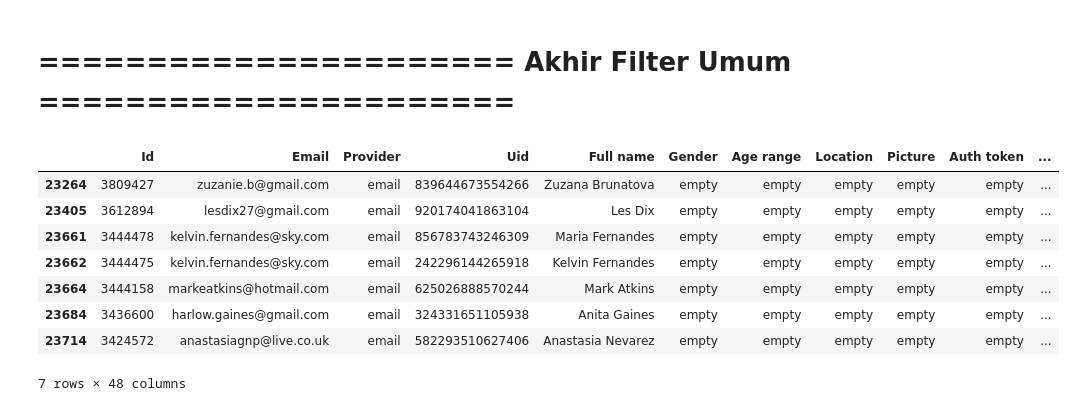
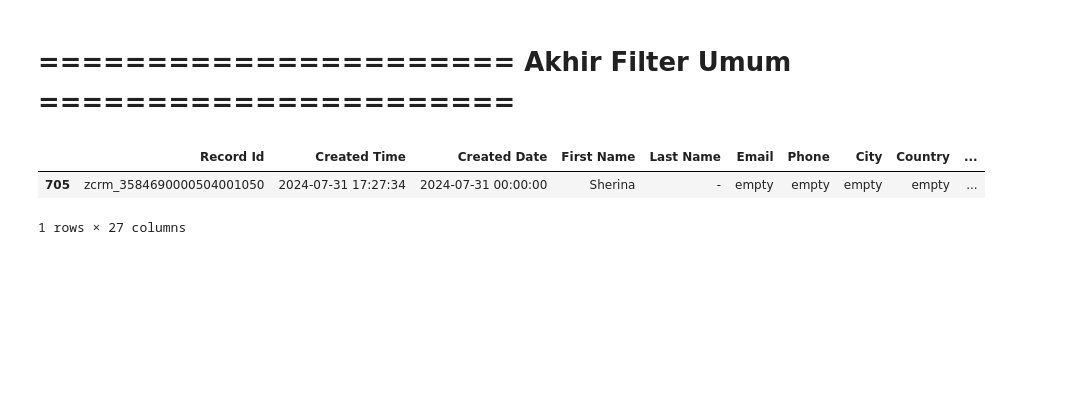
Before and after one commit to fajarfat1195/python.github.io, a Jupyter notebook: zoho_data_app/user_req_file copy.ipynb, the cells around one changed output. Drawn from its saved outputs; the diff is of its cells as text; code cells hidden in the pictures; blank space fills up the shorter version.

```diff
--- a/zoho_data_app/user_req_file copy.ipynb
+++ b/zoho_data_app/user_req_file copy.ipynb
@@ -43,9 +43,9 @@ cols = ['Record Id',
 The autoreload extension is already loaded. To reload it, use:
   %reload_ext autoreload
 # %%
-path = r'C:\Users\fajar.fatoni\Documents\Python\Data\Beambox\df_beambox.xlsx'
+path = r'C:\Users\fajar.fatoni\Documents\Python\Data\Karma Kandara - Wedding Leads.xlsx'
 # zoho_df = pd.read_csv(path, dtype='string')
-zoho_df = pd.read_excel(path, dtype='string', sheet_name='Sheet1')
+zoho_df = pd.read_excel(path, dtype='string', sheet_name='KK Wedding Leads')
 
 zoho_df.reset_index(drop=True, inplace=True)
 count_filter_awal = zoho_df.shape[0]
@@ -129,17 +129,11 @@ count_after_deleted_wrong_format = zoho_df.shape[0]
 # ====================== Akhir Filter Umum ======================
 # %%
 # hitung jumlah duplicate
-count_duplicate_general = zoho_df.loc[zoho_df.duplicated(subset=['Phone','Mobile','Email','filename'])].shape[0]
+count_duplicate_general = zoho_df.loc[zoho_df.duplicated(subset=['Phone','Mobile','Email','Lead Source Description'])].shape[0]
 
-zoho_df.loc[zoho_df.duplicated(subset=['Phone','Mobile','Email','filename'])]
+zoho_df.loc[zoho_df.duplicated(subset=['Phone','Mobile','Email','Lead Source Description'])]
 # %% [output]
-|  | Id | Email | Provider | Uid | Full name | Gender | Age range | Location | Picture | Auth token | ... |
-| 23264 | 3809427 | zuzanie.b@gmail.com | email | 839644673554266 | Zuzana Brunatova | empty | empty | empty | empty | empty | ... |
-| 23405 | 3612894 | lesdix27@gmail.com | email | 920174041863104 | Les Dix | empty | empty | empty | empty | empty | ... |
-| 23661 | 3444478 | kelvin.fernandes@sky.com | email | 856783743246309 | Maria Fernandes | empty | empty | empty | empty | empty | ... |
-| 23662 | 3444475 | kelvin.fernandes@sky.com | email | 242296144265918 | Kelvin Fernandes | empty | empty | empty | empty | empty | ... |
-| 23664 | 3444158 | markeatkins@hotmail.com | email | 625026888570244 | Mark Atkins | empty | empty | empty | empty | empty | ... |
-| 23684 | 3436600 | harlow.gaines@gmail.com | email | 324331651105938 | Anita Gaines | empty | empty | empty | empty | empty | ... |
-| 23714 | 3424572 | anastasiagnp@live.co.uk | email | 582293510627406 | Anastasia Nevarez | empty | empty | empty | empty | empty | ... |
+|  | Record Id | Created Time | Created Date | First Name | Last Name | Email | Phone | City | Country | ... |
+| 705 | zcrm_3584690000504001050 | 2024-07-31 17:27:34 | 2024-07-31 00:00:00 | Sherina | - | empty | empty | empty | empty | ... |
-7 rows × 48 columns
+1 rows × 27 columns
 # %%
```
Also changed, not shown: parts of 11 cells of this notebook, 5 other files.
